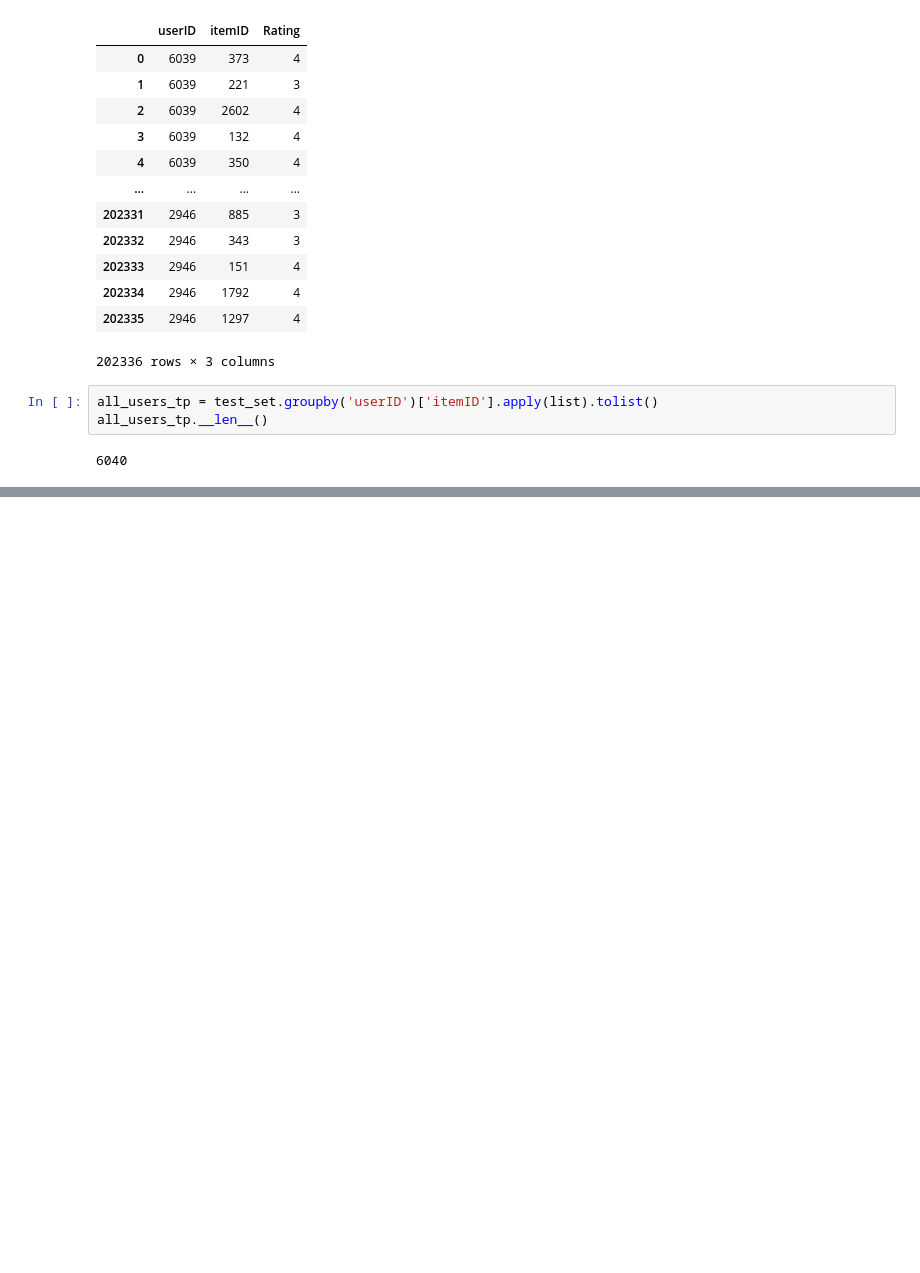
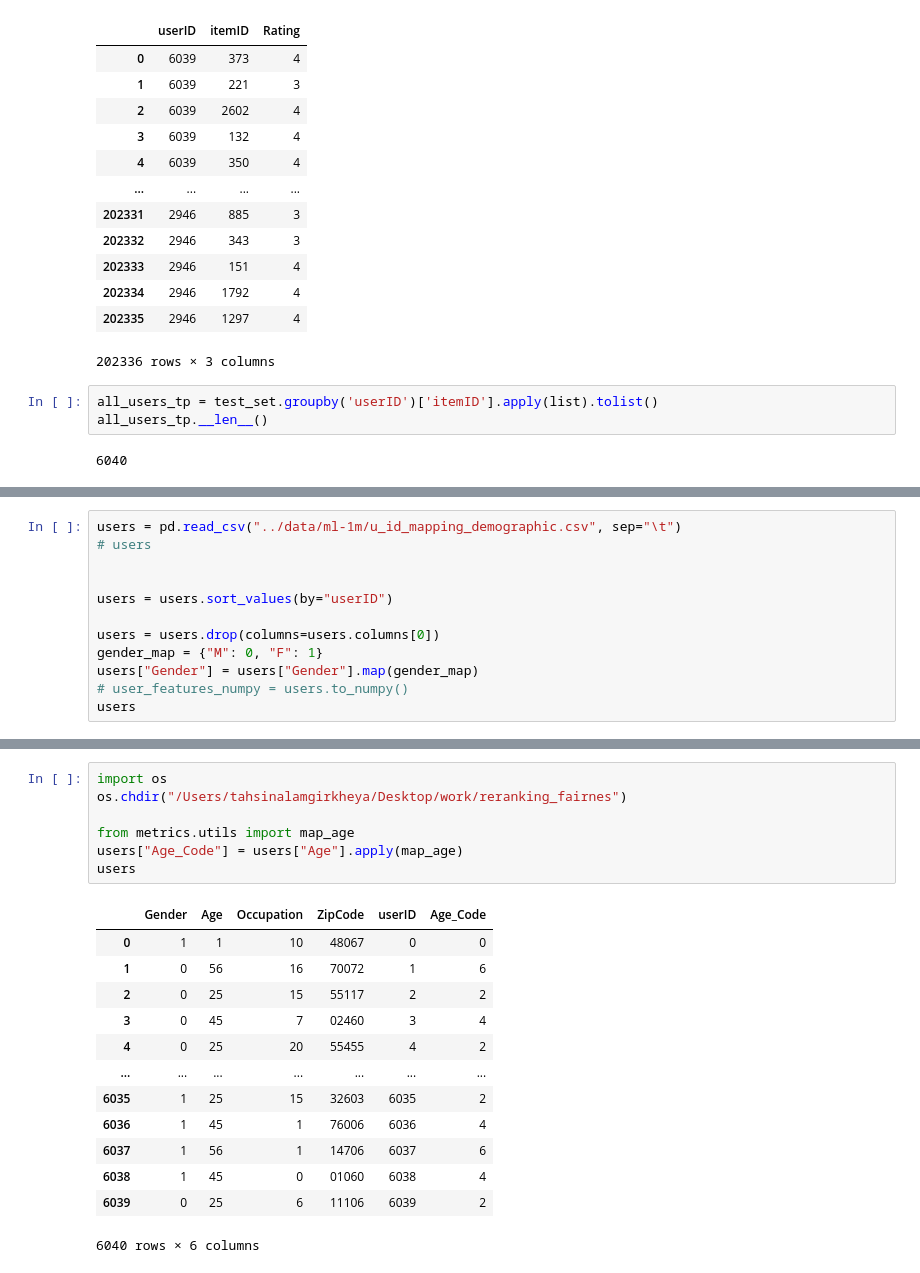
Before and after one commit to tahsinkheya/re_ranking_clean, a Jupyter notebook: metrics/calculate_metrics_1m.ipynb, the cells around one changed output, grey strips where cells are left out. Drawn from its saved outputs; the diff is of its cells as text; blank space fills up the shorter version.

```diff
--- a/metrics/calculate_metrics_1m.ipynb
+++ b/metrics/calculate_metrics_1m.ipynb
@@ -89,0 +226,12 @@ plain_ndcg
+# %%
+users = pd.read_csv("../data/ml-1m/u_id_mapping_demographic.csv", sep="\t")
+# users
+
+
+users = users.sort_values(by="userID")
+
+users = users.drop(columns=users.columns[0])
+gender_map = {"M": 0, "F": 1}
+users["Gender"] = users["Gender"].map(gender_map)
+# user_features_numpy = users.to_numpy()
+users
@@ -89,0 +252,21 @@ plain_ndcg
+# %%
+import os
+os.chdir("/Users/tahsinalamgirkheya/Desktop/work/reranking_fairnes")
+
+from metrics.utils import map_age
+users["Age_Code"] = users["Age"].apply(map_age)
+users
+# %% [output]
+|  | Gender | Age | Occupation | ZipCode | userID | Age_Code |
+| 0 | 1 | 1 | 10 | 48067 | 0 | 0 |
+| 1 | 0 | 56 | 16 | 70072 | 1 | 6 |
+| 2 | 0 | 25 | 15 | 55117 | 2 | 2 |
+| 3 | 0 | 45 | 7 | 02460 | 3 | 4 |
+| 4 | 0 | 25 | 20 | 55455 | 4 | 2 |
+| ... | ... | ... | ... | ... | ... | ... |
+| 6035 | 1 | 25 | 15 | 32603 | 6035 | 2 |
+| 6036 | 1 | 45 | 1 | 76006 | 6036 | 4 |
+| 6037 | 1 | 56 | 1 | 14706 | 6037 | 6 |
+| 6038 | 1 | 45 | 0 | 01060 | 6038 | 4 |
+| 6039 | 0 | 25 | 6 | 11106 | 6039 | 2 |
+6040 rows × 6 columns
```
Also changed, not shown: parts of 21 cells of this notebook, 9 other files.
